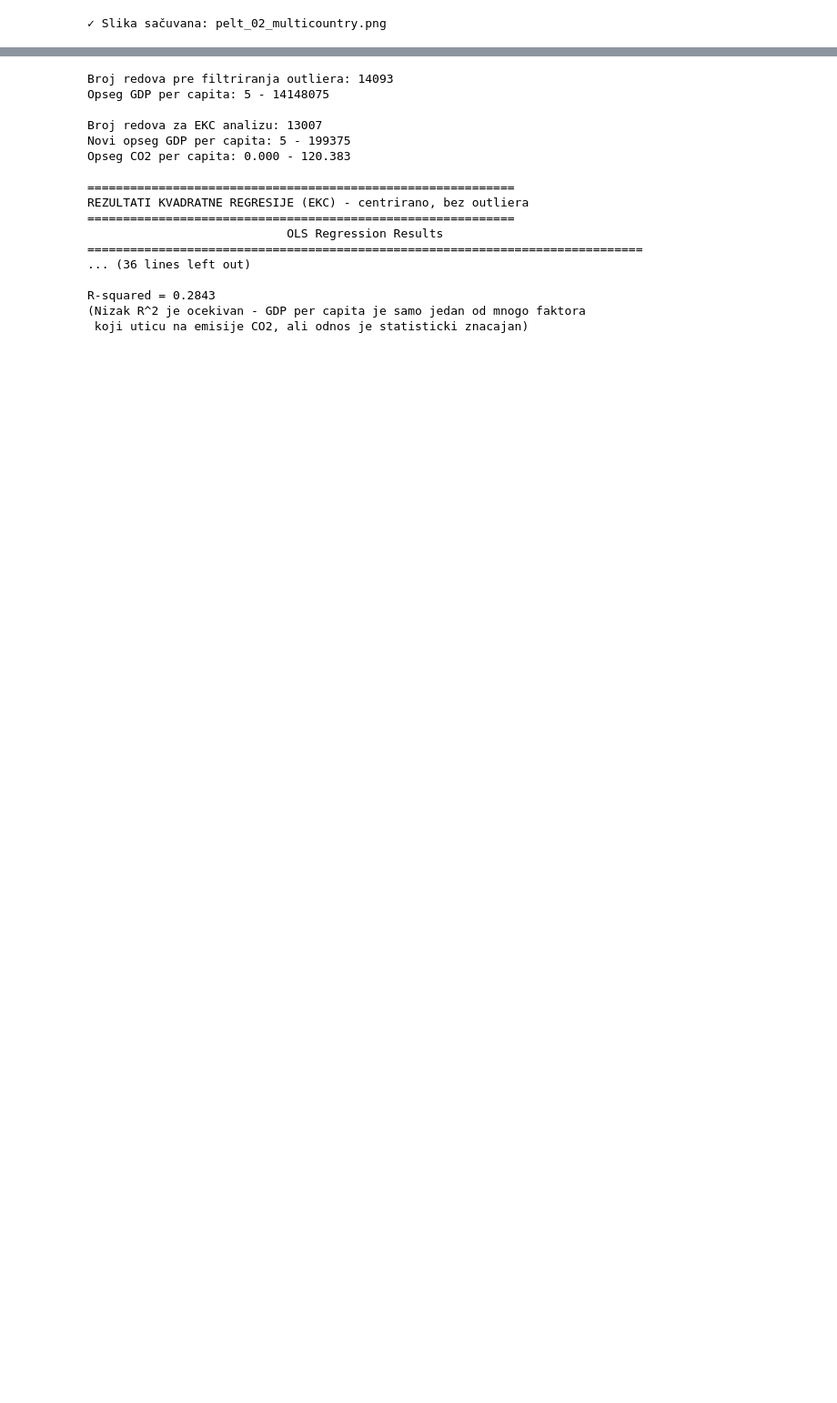
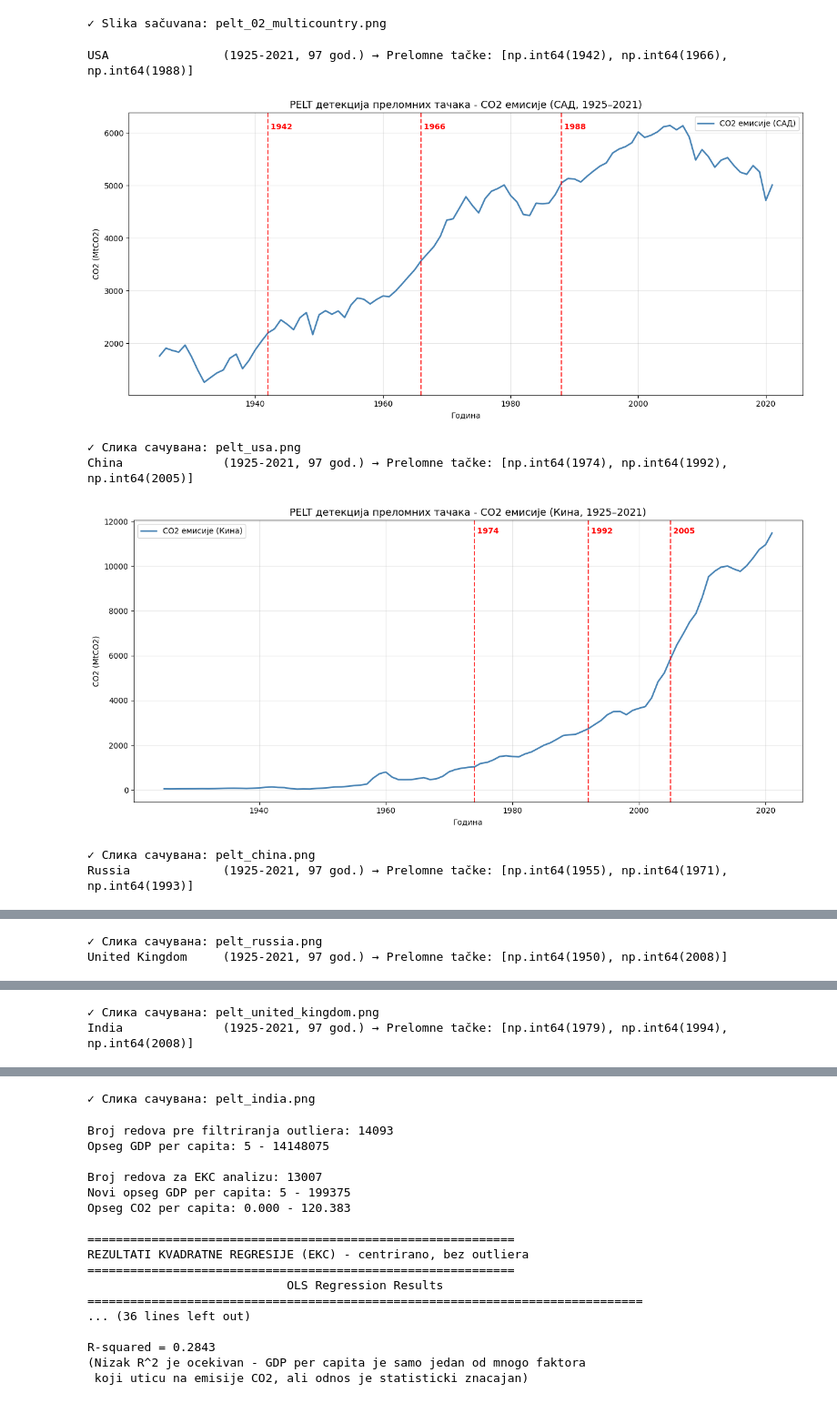
Before and after one commit to tamaracvijan/zagadjenje-vazduha, a Jupyter notebook: analiza1.ipynb, the cells around one changed output, grey strips where cells are left out. Shown at 91% size. Drawn from its saved outputs; the diff is of its cells as text; code cells hidden in the pictures; blank space fills up the shorter version.

```diff
--- a/analiza1.ipynb
+++ b/analiza1.ipynb
@@ -1954,3 +1954,68 @@ United Kingdom     (1925-2021, 97 god.) → Prelomne tačke: [np.int64(1950), np
 India              (1925-2021, 97 god.) → Prelomne tačke: [np.int64(1979), np.int64(1994), np.int64(2008)]
 [figure]
 ✓ Slika sačuvana: pelt_02_multicountry.png
+# %%
+# PELT MULTI-COUNTRY PREGLED - засебна слика за сваку државу
+
+drzave_za_analizu = ['USA', 'China', 'Russia', 'United Kingdom', 'India']
+
+# Речник са преводима назива држава на српски
+nazivi_srpski = {
+    'USA': 'САД',
+    'China': 'Кина',
+    'Russia': 'Русија',
+    'United Kingdom': 'Уједињено Краљевство',
+    'India': 'Индија'
+}
+
+rezultati_pelt = {}
+
+for drzava in drzave_za_analizu:
+    serija = df_ts[df_ts['Country'] == drzava].sort_values('Year')
+    co2 = serija['Total'].values
+    god = serija['Year'].values.astype(int)
+
+    # PELT detekcija
+    model = rpt.Pelt(model="rbf", min_size=3, jump=1).fit(co2)
+    bkps = model.predict(pen=5)
+    bkp_godine = [god[bp - 1] for bp in bkps[:-1]]
+
+    rezultati_pelt[drzava] = {
+        'godine': god,
+        'co2': co2,
+        'prelomne_godine': bkp_godine
+    }
+
+    naziv_sr = nazivi_srpski[drzava]
+    print(f"{drzava:<18} ({god[0]}-{god[-1]}, {len(co2)} god.) → Prelomne tačke: {bkp_godine}")
+
+    # Засебна слика за сваку државу
+    fig, ax = plt.subplots(figsize=(13, 6))
+    ax.plot(god, co2, color='steelblue', linewidth=2,
+            label=f'CO2 емисије ({naziv_sr})')
+
+    for by in bkp_godine:
+        ax.axvline(x=by, color='red', linestyle='--', linewidth=1.5, alpha=0.8)
+        ax.text(by, ax.get_ylim()[1] * 0.95, f' {by}',
+                color='red', fontsize=10, fontweight='bold')
+
+    ax.set_title(f'PELT детекција преломних тачака - CO2 емисије ({naziv_sr}, 1925-2021)',
+                 fontsize=13)
+    ax.set_xlabel('Година')
+    ax.set_ylabel('CO2 (MtCO2)')
+    ax.legend()
+    ax.grid(True, alpha=0.3)
+    plt.tight_layout()
+
+    naziv_fajla = f"pelt_{drzava.lower().replace(' ', '_')}.png"
+    plt.savefig(naziv_fajla, dpi=150)
+    plt.show()
+    print(f"✓ Слика сачувана: {naziv_fajla}")
+# %% [output]
+USA                (1925-2021, 97 god.) → Prelomne tačke: [np.int64(1942), np.int64(1966), np.int64(1988)]
+[figure, added]
+✓ Слика сачувана: pelt_usa.png
+China              (1925-2021, 97 god.) → Prelomne tačke: [np.int64(1974), np.int64(1992), np.int64(2005)]
+[figure, added]
+✓ Слика сачувана: pelt_china.png
+Russia             (1925-2021, 97 god.) → Prelomne tačke: [np.int64(1955), np.int64(1971), np.int64(1993)]
@@ -1956,0 +2023,2 @@ India              (1925-2021, 97 god.) → Prelomne tačke: [np.int64(1979), np
+✓ Слика сачувана: pelt_russia.png
+United Kingdom     (1925-2021, 97 god.) → Prelomne tačke: [np.int64(1950), np.int64(2008)]
@@ -1956,0 +2026,2 @@ India              (1925-2021, 97 god.) → Prelomne tačke: [np.int64(1979), np
+✓ Слика сачувана: pelt_united_kingdom.png
+India              (1925-2021, 97 god.) → Prelomne tačke: [np.int64(1979), np.int64(1994), np.int64(2008)]
@@ -1957,3 +2029,4 @@ India              (1925-2021, 97 god.) → Prelomne tačke: [np.int64(1979), np
+✓ Слика сачувана: pelt_india.png
 # %%
 # DEO 4 - KUZNETSOVA KRIVA (Environmental Kuznets Curve - EKC)
 # Testiramo hipotezu da CO2 per capita ima odnos oblika obrnutog "U"
```
Also changed, not shown: parts of 4 cells of this notebook, 7 other files.
